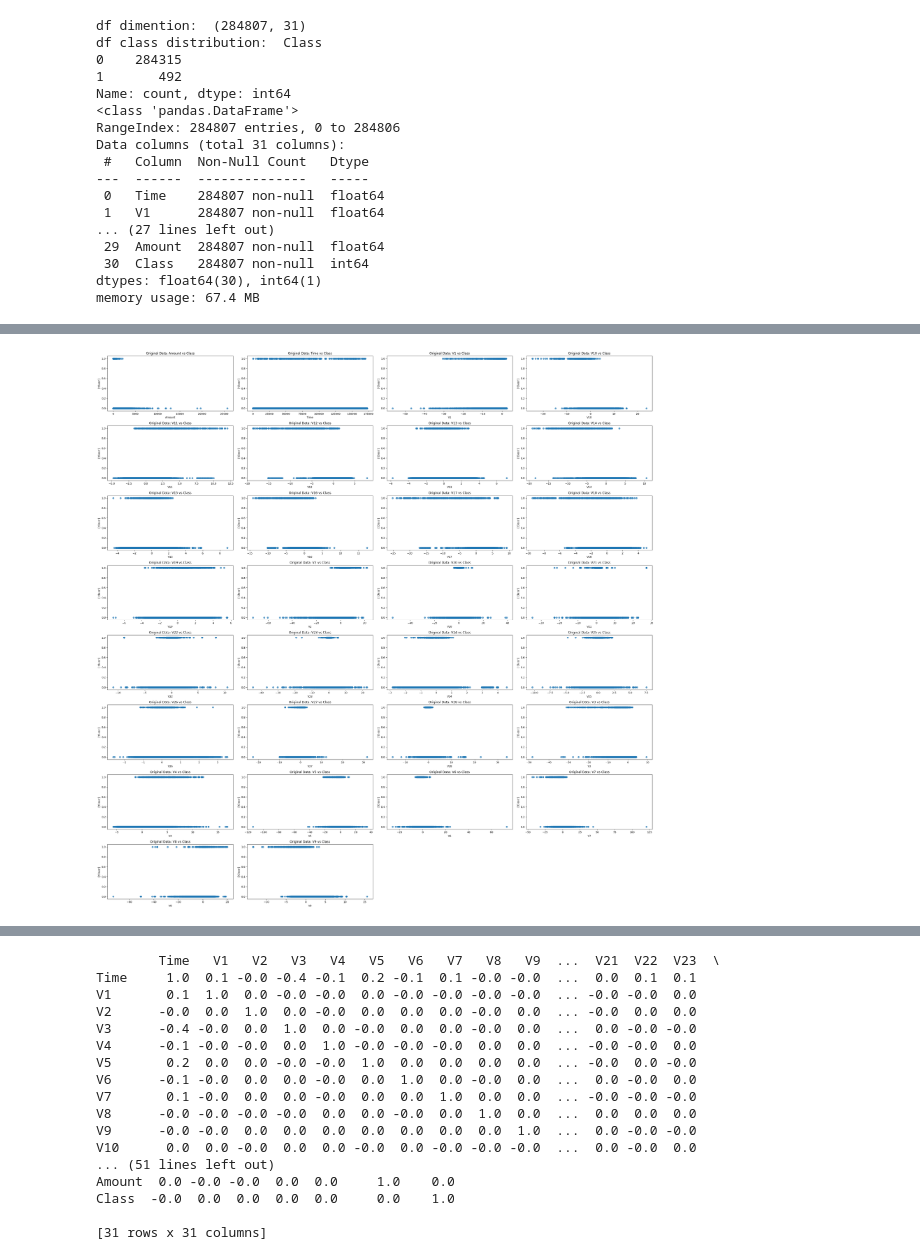
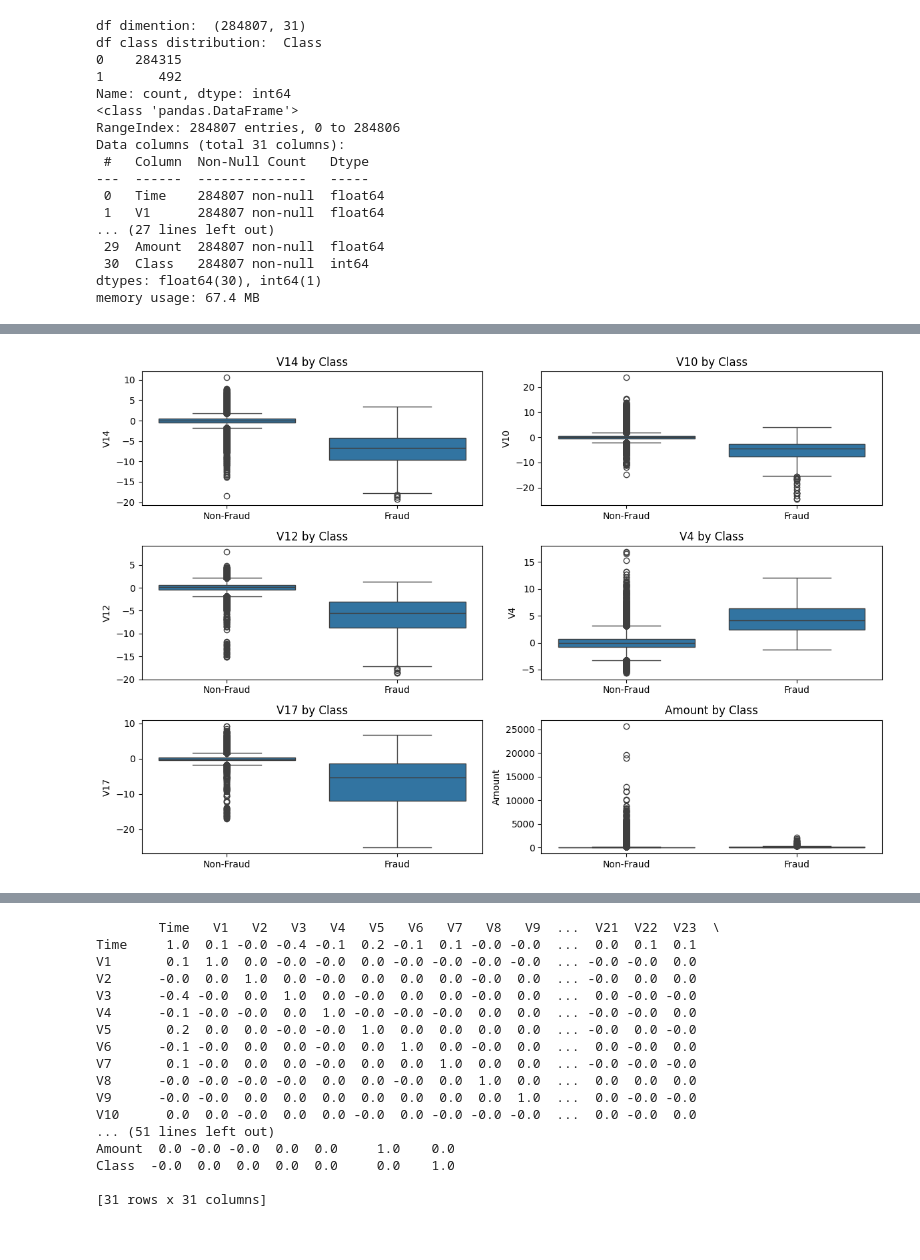
Before and after one commit to HaroonAzhar/DS-Finance1, a Jupyter notebook: CreditCardFraud-ML/src/01_exploratory_analysis.ipynb, the cells around one changed output, grey strips where cells are left out. Drawn from its saved outputs; the diff is of its cells as text; code cells hidden in the pictures.

```diff
--- a/CreditCardFraud-ML/src/01_exploratory_analysis.ipynb
+++ b/CreditCardFraud-ML/src/01_exploratory_analysis.ipynb
@@ -60,45 +63,7 @@ plt.show()
-# %%
-def plot_feature_pairs(target, data, feature_names, color_labels=None, title_prefix=''):
-    """
-    Helper function to create scatter plots for all possible pairs of features.
-
-    Parameters:
-    - data: DataFrame containing the features to be plotted.
-    - feature_names: List of feature names to be used in plotting.
-    - color_labels: Optional. Cluster or class labels to color the scatter plots.
-    - title_prefix: Optional. Prefix for plot titles to distinguish between different sets of plots.
-    """
-    # Create a figure for the scatter plots
-    plt.figure(figsize=(30, 30))
-
-    # Counter for subplot index
-    n_cols = 4
-    n_rows = 8
-
-    # Loop through each pair of features
-    for i in range(len(feature_names)):
-        plt.subplot(n_rows ,n_cols, i+1)
-
-        # Scatter plot colored by labels if provided
-        if color_labels is not None:
-            plt.scatter(data[feature_names[i]], data[target],
-                        c=color_labels, cmap='viridis', alpha=0.7)
-        else:
-            plt.scatter(data[feature_names[i]], data[target], alpha=0.7)
-
-        plt.xlabel(feature_names[i])
-        plt.ylabel(target)
-        plt.title(f'{title_prefix}{feature_names[i]} vs Class')
-
-    # Adjust layout to prevent overlap
-    plt.tight_layout()
-
-    # Show the plot
-    plt.show()
-
-
-# Use the helper function to plot scatter plots without coloring by cluster labels
-plot_feature_pairs(target, df, feature_names, title_prefix='Original Data: ')
-## Class – binary label: 0 = genuine ; 1 = fraud
-# %% [output]
-[figure, removed]
+# %%
+# box plot of most important features to visualize relationship between distribution of variables and class categories.
+
+most_imp_feat = ['V14', 'V10', 'V12', 'V4', 'V17', 'Amount']
+create_box_plot(most_imp_feat, 12, 8, 3, 2) # Passing feature list and plot/subplot dimentions.
+# %% [output]
+[figure, added]
```
Also changed, not shown: parts of 5 cells of this notebook.
